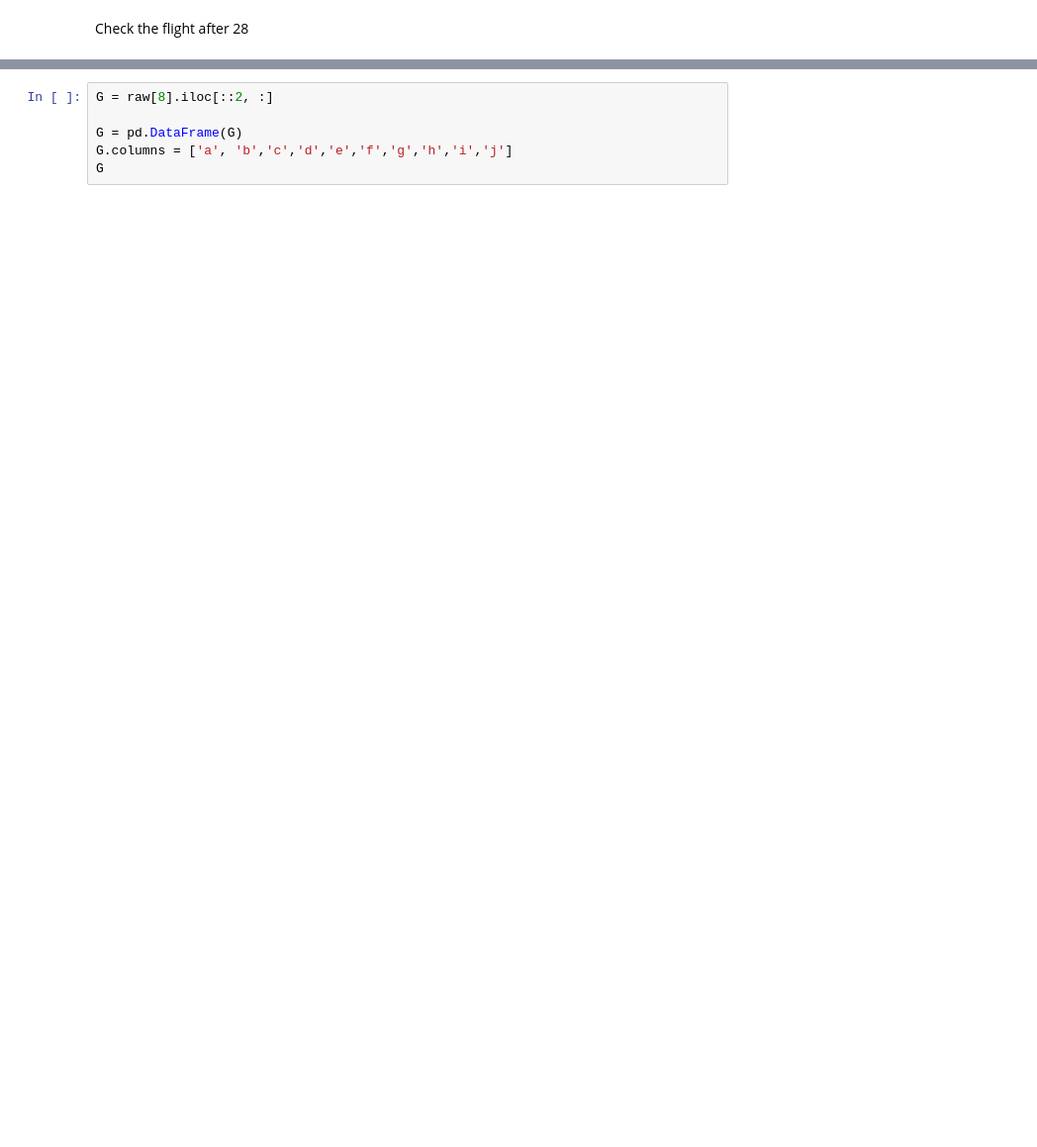
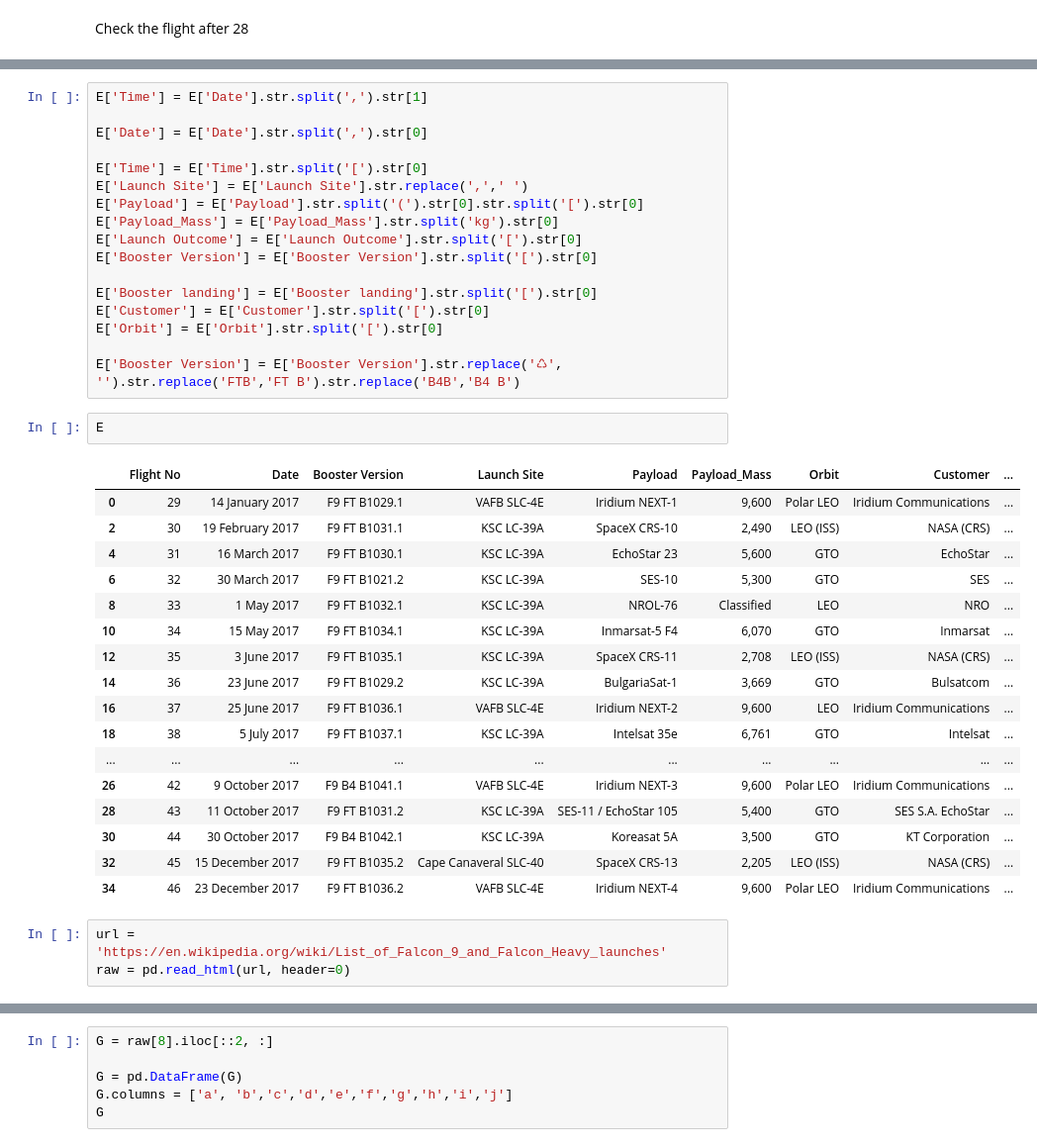
Before and after one commit to heyrobin/Python-DataScrap, a Jupyter notebook: Falcon_9_and_Falcon_Heavy_launches_in_Pandas.ipynb, the cells around one changed output, grey strips where cells are left out. Shown: that part at 99% size. Cells and saved outputs as stored; diff of their text form; blank space fills up the shorter version.

```diff
--- a/Falcon_9_and_Falcon_Heavy_launches_in_Pandas.ipynb
+++ b/Falcon_9_and_Falcon_Heavy_launches_in_Pandas.ipynb
@@ -183,3 +192,43 @@ E
+# %%
+E['Time'] = E['Date'].str.split(',').str[1]
+
+E['Date'] = E['Date'].str.split(',').str[0]
+
+E['Time'] = E['Time'].str.split('[').str[0]
+E['Launch Site'] = E['Launch Site'].str.replace(',',' ')
+E['Payload'] = E['Payload'].str.split('(').str[0].str.split('[').str[0]
+E['Payload_Mass'] = E['Payload_Mass'].str.split('kg').str[0]
+E['Launch Outcome'] = E['Launch Outcome'].str.split('[').str[0]
+E['Booster Version'] = E['Booster Version'].str.split('[').str[0]
+
+E['Booster landing'] = E['Booster landing'].str.split('[').str[0]
+E['Customer'] = E['Customer'].str.split('[').str[0]
+E['Orbit'] = E['Orbit'].str.split('[').str[0]
+
+E['Booster Version'] = E['Booster Version'].str.replace('♺', '').str.replace('FTB','FT B').str.replace('B4B','B4 B')
+# %%
+E
+# %% [output]
+|  | Flight No | Date | Booster Version | Launch Site | Payload | Payload_Mass | Orbit | Customer | ... |
+| 0 | 29 | 14 January 2017 | F9 FT B1029.1 | VAFB SLC-4E | Iridium NEXT-1 | 9,600 | Polar LEO | Iridium Communications | ... |
+| 2 | 30 | 19 February 2017 | F9 FT B1031.1 | KSC LC-39A | SpaceX CRS-10 | 2,490 | LEO (ISS) | NASA (CRS) | ... |
+| 4 | 31 | 16 March 2017 | F9 FT B1030.1 | KSC LC-39A | EchoStar 23 | 5,600 | GTO | EchoStar | ... |
+| 6 | 32 | 30 March 2017 | F9 FT B1021.2 | KSC LC-39A | SES-10 | 5,300 | GTO | SES | ... |
+| 8 | 33 | 1 May 2017 | F9 FT B1032.1 | KSC LC-39A | NROL-76 | Classified | LEO | NRO | ... |
+| 10 | 34 | 15 May 2017 | F9 FT B1034.1 | KSC LC-39A | Inmarsat-5 F4 | 6,070 | GTO | Inmarsat | ... |
+| 12 | 35 | 3 June 2017 | F9 FT B1035.1 | KSC LC-39A | SpaceX CRS-11 | 2,708 | LEO (ISS) | NASA (CRS) | ... |
+| 14 | 36 | 23 June 2017 | F9 FT B1029.2 | KSC LC-39A | BulgariaSat-1 | 3,669 | GTO | Bulsatcom | ... |
+| 16 | 37 | 25 June 2017 | F9 FT B1036.1 | VAFB SLC-4E | Iridium NEXT-2 | 9,600 | LEO | Iridium Communications | ... |
+| 18 | 38 | 5 July 2017 | F9 FT B1037.1 | KSC LC-39A | Intelsat 35e | 6,761 | GTO | Intelsat | ... |
+| ... | ... | ... | ... | ... | ... | ... | ... | ... | ... |
+| 26 | 42 | 9 October 2017 | F9 B4 B1041.1 | VAFB SLC-4E | Iridium NEXT-3 | 9,600 | Polar LEO | Iridium Communications | ... |
+| 28 | 43 | 11 October 2017 | F9 FT B1031.2 | KSC LC-39A | SES-11 / EchoStar 105 | 5,400 | GTO | SES S.A. EchoStar | ... |
+| 30 | 44 | 30 October 2017 | F9 B4 B1042.1 | KSC LC-39A | Koreasat 5A | 3,500 | GTO | KT Corporation | ... |
+| 32 | 45 | 15 December 2017 | F9 FT B1035.2 | Cape Canaveral SLC-40 | SpaceX CRS-13 | 2,205 | LEO (ISS) | NASA (CRS) | ... |
+| 34 | 46 | 23 December 2017 | F9 FT B1036.2 | VAFB SLC-4E | Iridium NEXT-4 | 9,600 | Polar LEO | Iridium Communications | ... |
+# %%
+url =  'https://en.wikipedia.org/wiki/List_of_Falcon_9_and_Falcon_Heavy_launches'
+raw = pd.read_html(url, header=0)
 # %%
 F = raw[7].iloc[::2, :]
 
```
Also changed, not shown: parts of 10 cells of this notebook.
